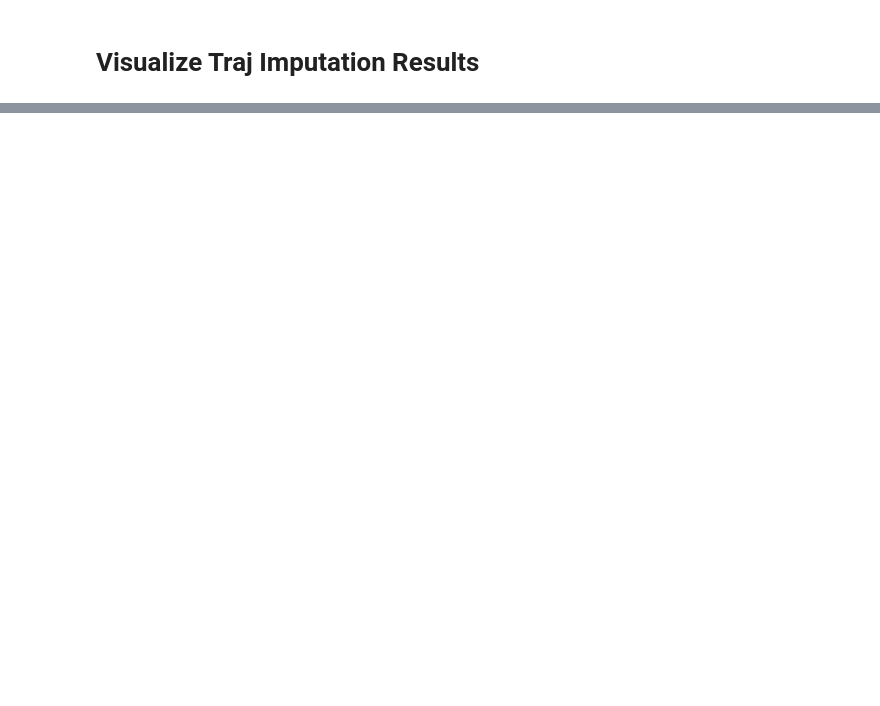
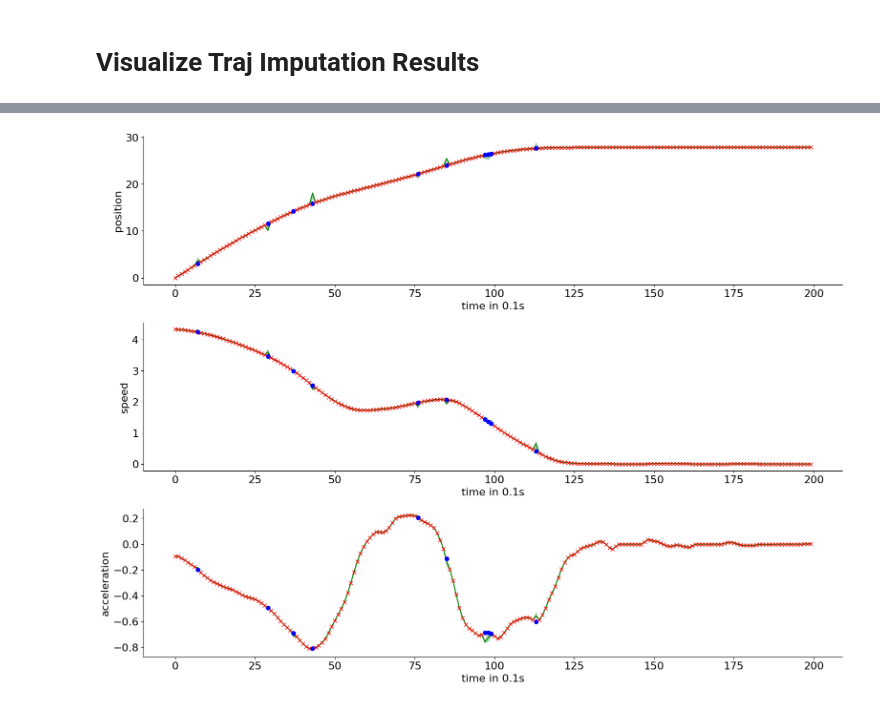
Before and after one commit to tompoek/CSDI, a Jupyter notebook: visualize_examples_trajectory.ipynb, the cells around one changed output, grey strips where cells are left out. Drawn from its saved outputs; the diff is of its cells as text; code cells hidden in the pictures; blank space fills up the shorter version.

```diff
--- a/visualize_examples_trajectory.ipynb
+++ b/visualize_examples_trajectory.ipynb
@@ -76,0 +108,31 @@ visualize_trajectory()
+# %%
+dataset = 'trajectory' # choose 'healthcare' or 'airquality'
+datafolder = 'traj_imputation_20240919_115215' # set the folder name
+
+segment_id = 15 # target segment to visualize
+local_veh_id = 32 # target local vehicle id to visualize
+path = './save/'+datafolder+'/seg' + str(segment_id) + '_localvehid' + str(local_veh_id) + '_nsample' + str(nsample) + '.pk'
+
+with open(path, 'rb') as f:
+    samples, all_target, all_evalpoint, all_observed, all_observed_time, scaler, mean_scaler = pickle.load(f)
+
+samples = samples.permute(1, 0, 2, 3).reshape(nsample, -1, K)
+L = samples.shape[-2] # time length of the whole segment after reshaping
+all_target = all_target.reshape(-1, 3)
+all_evalpoint = all_evalpoint.reshape(-1, 3)
+all_observed = all_observed.reshape(-1, 3)
+all_observed_time = all_observed_time.reshape(-1)
+
+all_target_np = all_target.cpu().numpy()
+all_evalpoint_np = all_evalpoint.cpu().numpy()
+all_observed_np = all_observed.cpu().numpy()
+all_given_np = all_observed_np - all_evalpoint_np
+
+qlist =[0.05,0.25,0.5,0.75,0.95]
+quantiles_imp= []
+for q in qlist:
+    quantiles_imp.append( torch.quantile(samples,q,dim=0).cpu().numpy() *(1-all_given_np) + all_target_np * all_given_np)
+
+visualize_trajectory()
+# %% [output]
+[figure, added]
```
Also changed, not shown: parts of 7 cells of this notebook.
